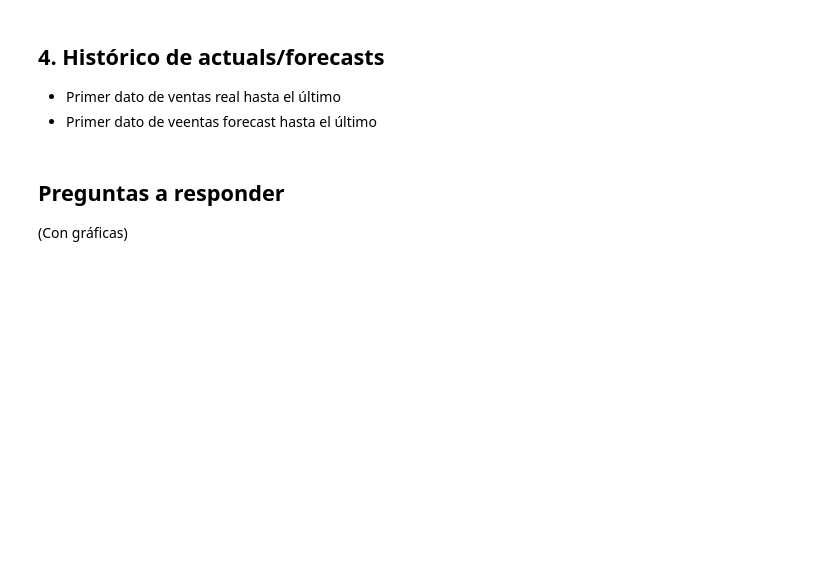
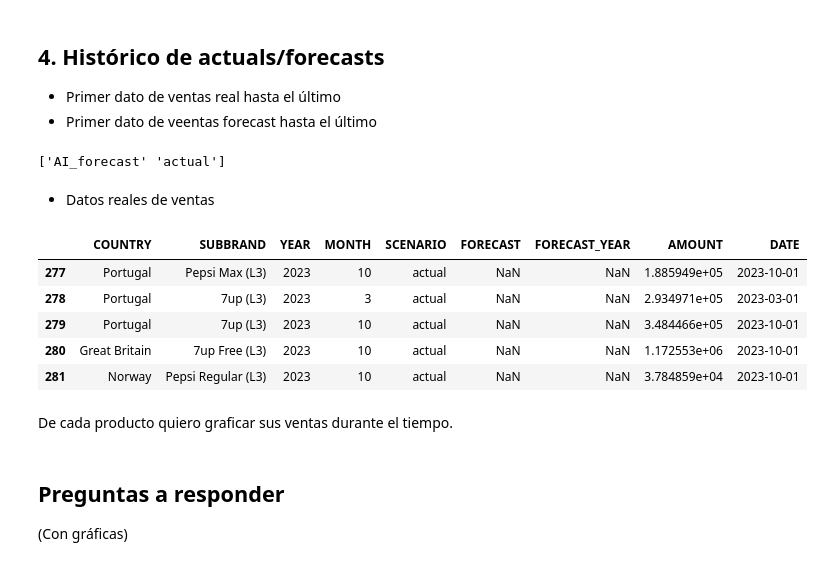
Before and after one commit to anruki/UFV_Visualizacion, a Jupyter notebook: EjerciciosClase/Ventas.ipynb, the cells around one changed output. Cells and saved outputs as stored; diff of their text form; code cells hidden in the pictures; blank space fills up the shorter version.

```diff
--- a/EjerciciosClase/Ventas.ipynb
+++ b/EjerciciosClase/Ventas.ipynb
@@ -94,3 +100,6 @@ spain_pepsi.head()
+# %%
+# Crear una columna de pandas datetime
+df['DATE'] = pd.to_datetime(df.assign(DAY=1)[['YEAR', 'MONTH', 'DAY']])
 # %% [markdown]
 ## Preguntas a responder para entender los datos:
 (Antes de responder a la pregunta final)
@@ -220,6 +229,25 @@ dtype: int64
 ## 4.  Histórico de actuals/forecasts
   - Primer dato de ventas real hasta el último
   - Primer dato de veentas forecast hasta el último
+# %%
+scenarios = df['SCENARIO'].unique()
+print(scenarios)
+# %% [output]
+['AI_forecast' 'actual']
+# %% [markdown]
+* Datos reales de ventas
+# %%
+reales = df[df['SCENARIO'] == scenarios[1]]
+reales.head()
+# %% [output]
+|  | COUNTRY | SUBBRAND | YEAR | MONTH | SCENARIO | FORECAST | FORECAST_YEAR | AMOUNT | DATE |
+| 277 | Portugal | Pepsi Max (L3) | 2023 | 10 | actual | NaN | NaN | 1.885949e+05 | 2023-10-01 |
+| 278 | Portugal | 7up (L3) | 2023 | 3 | actual | NaN | NaN | 2.934971e+05 | 2023-03-01 |
+| 279 | Portugal | 7up (L3) | 2023 | 10 | actual | NaN | NaN | 3.484466e+05 | 2023-10-01 |
+| 280 | Great Britain | 7up Free (L3) | 2023 | 10 | actual | NaN | NaN | 1.172553e+06 | 2023-10-01 |
+| 281 | Norway | Pepsi Regular (L3) | 2023 | 10 | actual | NaN | NaN | 3.784859e+04 | 2023-10-01 |
+# %% [markdown]
+De cada producto quiero graficar sus ventas durante el tiempo.
 # %% [markdown]
 ## Preguntas a responder
 (Con gráficas)
```
Also changed, not shown: parts of 4 cells of this notebook.
